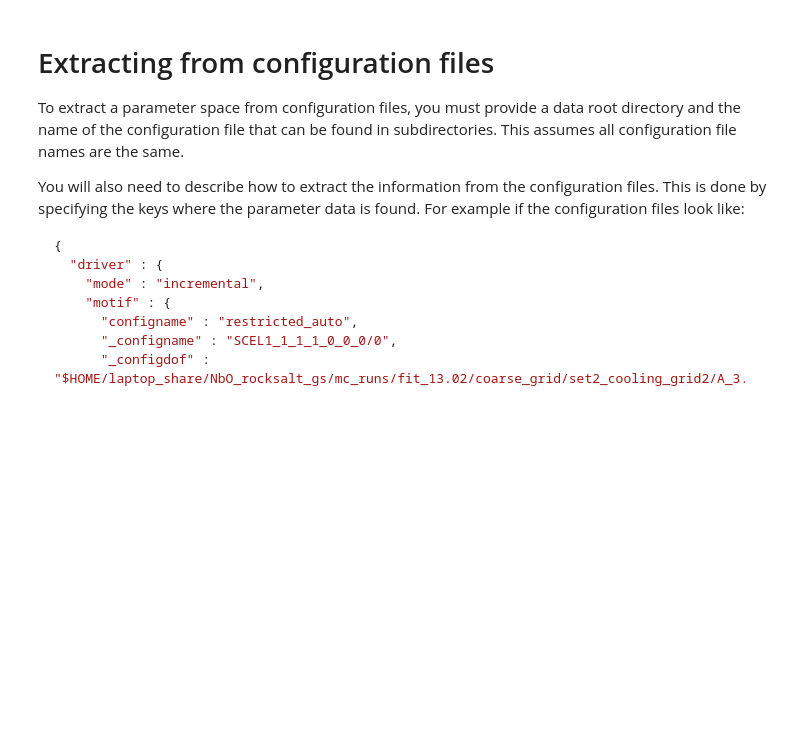
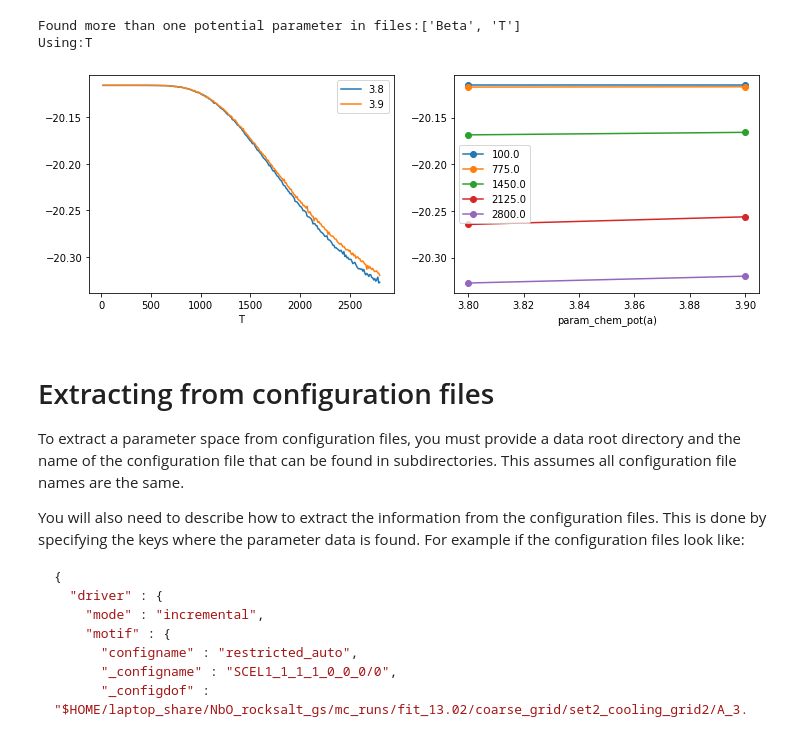
Before and after one commit to AlloSphere-Research-Group/tinc-python, a Jupyter notebook: jupyter-notebooks/ParameterSpace extraction from data.ipynb, the cells around one changed output. Drawn from its saved outputs; the diff is of its cells as text; code cells hidden in the pictures; blank space fills up the shorter version.

Commit message:
Completed functionality for create_datapool_from_output() Updated notebook showing this functionality

```diff
--- a/jupyter-notebooks/ParameterSpace extraction from data.ipynb
+++ b/jupyter-notebooks/ParameterSpace extraction from data.ipynb
@@ -5,3 +19,29 @@ from tinc import *
+# %%
+data_dir = r'C:\Users\Andres\source\repos\vdv_data\nbO_2chempot'
+dp,ps  = create_datapool_from_output(data_dir, "results.json", ignore_params=['Beta'])
+
+figure(figsize=(12,4))
+subplot(1,2, 1)
+xlabel("T")
+ps.get_dimension("param_chem_pot(a)").value = 3.8
+plot(ps.get_parameter("T").values, dp.get_slice("<formation_energy>", "T"))
+ps.get_parameter("param_chem_pot(a)").value = 3.9
+plot(ps.get_parameter("T").values, dp.get_slice("<formation_energy>", "T"))
+legend([3.8, 3.9])
+
+subplot(1,2, 2)
+xlabel("param_chem_pot(a)")
+temp_values = linspace(100, 2800, 5)
+
+for temp_val in temp_values:
+    ps.get_dimension("T").value = temp_val
+    plot(ps.get_parameter("param_chem_pot(a)").get_values(), dp.get_slice("<formation_energy>", "param_chem_pot(a)"), marker='o')
+
+legend(temp_values);
+# %% [output]
+Found more than one potential parameter in files:['Beta', 'T']
+Using:T
+[figure, added]
 # %% [markdown]
 # Extracting from configuration files
 
```
Also changed, not shown: parts of 35 cells of this notebook, 7 other files.
